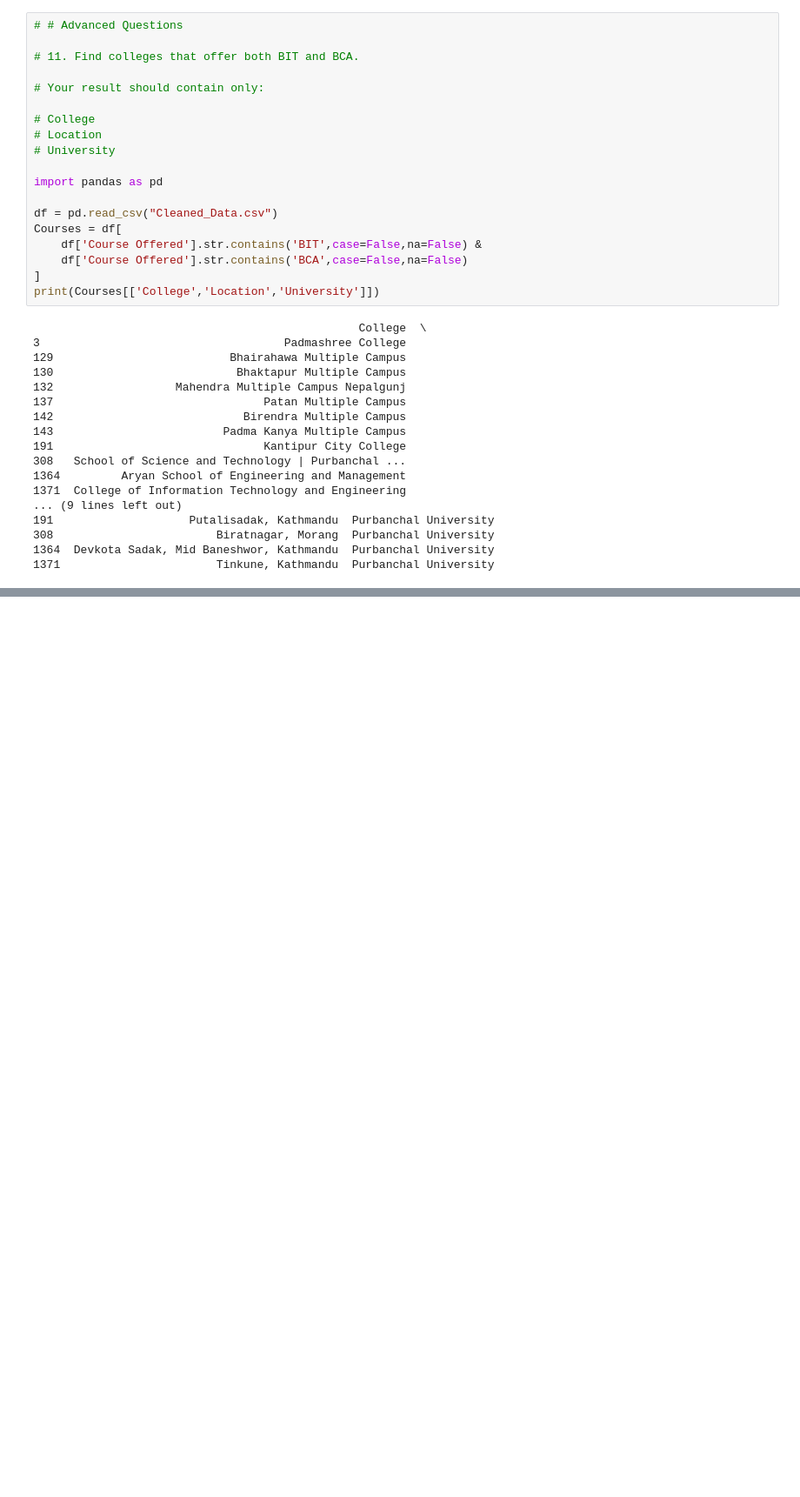
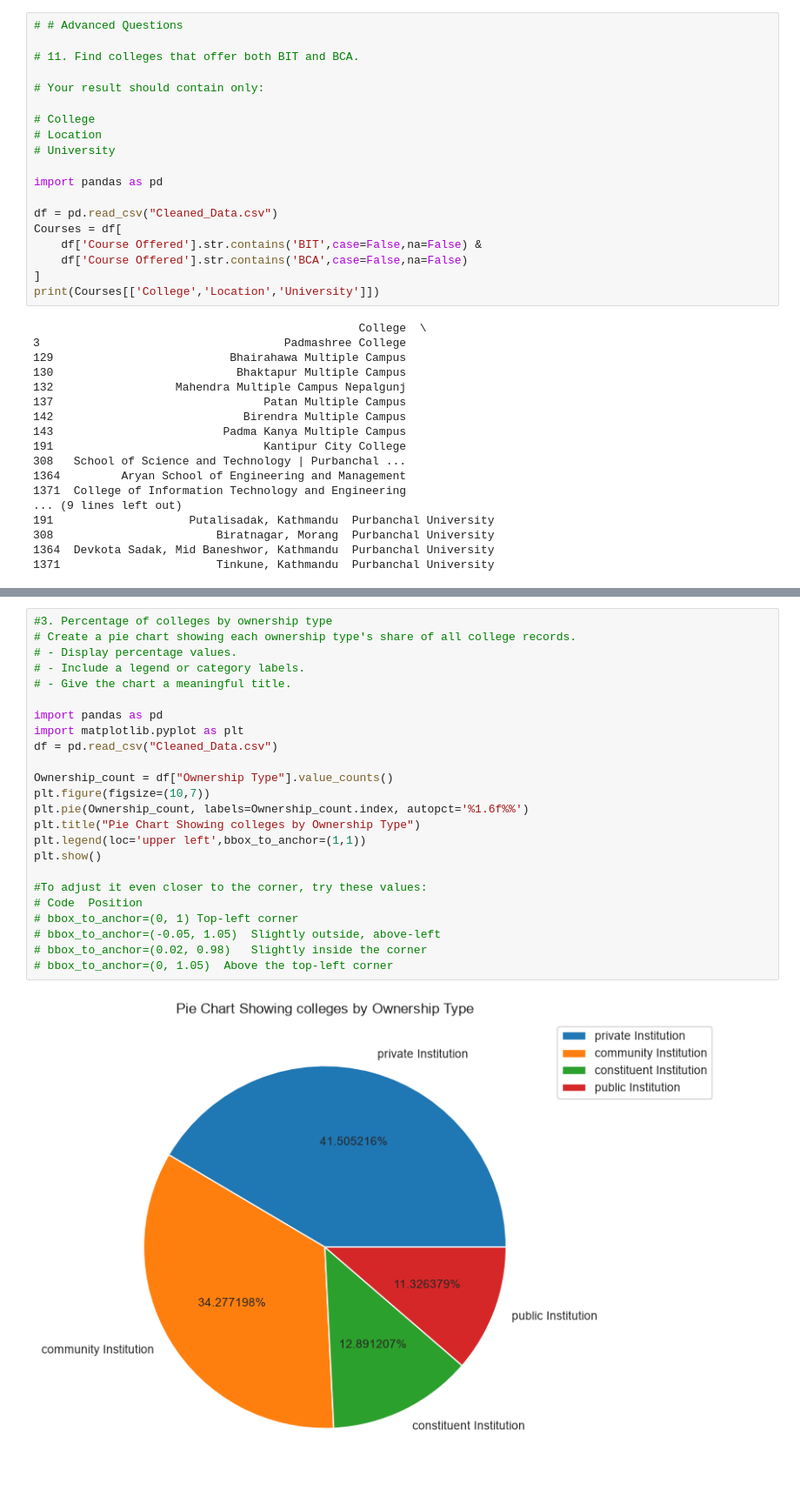
Before and after one commit to Aakash-giri/Pandas-Project-, a Jupyter notebook: project1.ipynb, the cells around one changed output, grey strips where cells are left out. Shown at 87% size. Saved outputs shown, nothing was run; the diff lists cells and outputs as text; blank space fills up the shorter version.

```diff
--- a/project1.ipynb
+++ b/project1.ipynb
@@ -385,0 +539,26 @@ print(Courses[['College','Location','University']])
+# %%
+#3. Percentage of colleges by ownership type
+# Create a pie chart showing each ownership type's share of all college records.
+# - Display percentage values.
+# - Include a legend or category labels.
+# - Give the chart a meaningful title.
+
+import pandas as pd
+import matplotlib.pyplot as plt
+df = pd.read_csv("Cleaned_Data.csv")
+
+Ownership_count = df["Ownership Type"].value_counts()
+plt.figure(figsize=(10,7))
+plt.pie(Ownership_count, labels=Ownership_count.index, autopct='%1.6f%%')
+plt.title("Pie Chart Showing colleges by Ownership Type")
+plt.legend(loc='upper left',bbox_to_anchor=(1,1))
+plt.show()
+
+#To adjust it even closer to the corner, try these values:
+# Code	Position
+# bbox_to_anchor=(0, 1)	Top-left corner
+# bbox_to_anchor=(-0.05, 1.05)	Slightly outside, above-left
+# bbox_to_anchor=(0.02, 0.98)	Slightly inside the corner
+# bbox_to_anchor=(0, 1.05)	Above the top-left corner
+# %% [output]
+[figure, added]
```
Also changed, not shown: parts of 7 cells of this notebook, 8 other files.
